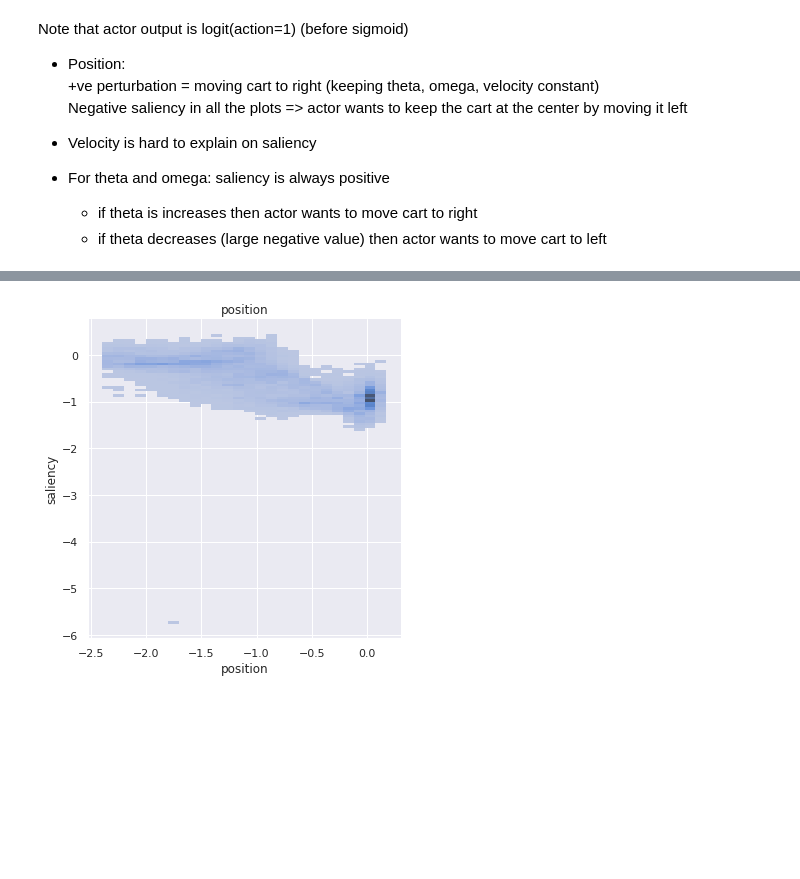
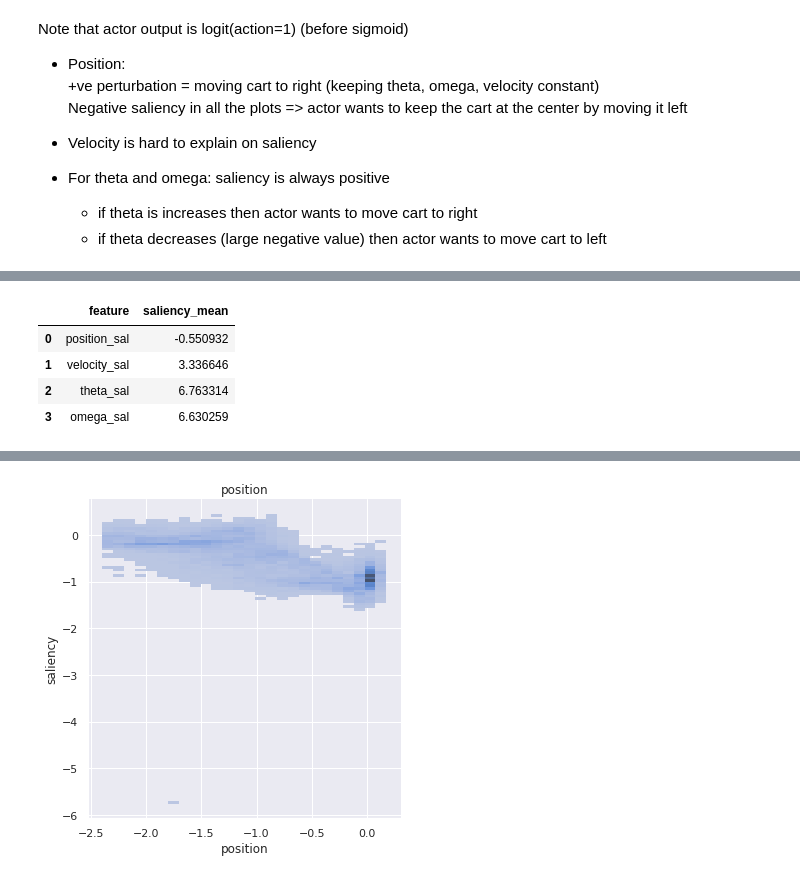
Before and after one commit to deepakhr1999/RL-Adventure-2, a Jupyter notebook: 1.b saliency.ipynb, the cells around one changed output, grey strips where cells are left out. Cells and saved outputs as stored; diff of their text form; code cells hidden in the pictures; blank space fills up the shorter version.

```diff
--- a/1.b saliency.ipynb
+++ b/1.b saliency.ipynb
@@ -284 +319,12 @@ Note that actor output is logit(action=1) (before sigmoid)
+# %%
+df[["position_sal", "velocity_sal", "theta_sal", "omega_sal"]].mean().reset_index().rename(columns={
+    'index': 'feature',
+    0: 'saliency_mean'
+})
+# %% [output]
+|  | feature | saliency_mean |
+| 0 | position_sal | -0.550932 |
+| 1 | velocity_sal | 3.336646 |
+| 2 | theta_sal | 6.763314 |
+| 3 | omega_sal | 6.630259 |
 # %%
```
Also changed, not shown: parts of 11 cells of this notebook, 1 other file.
